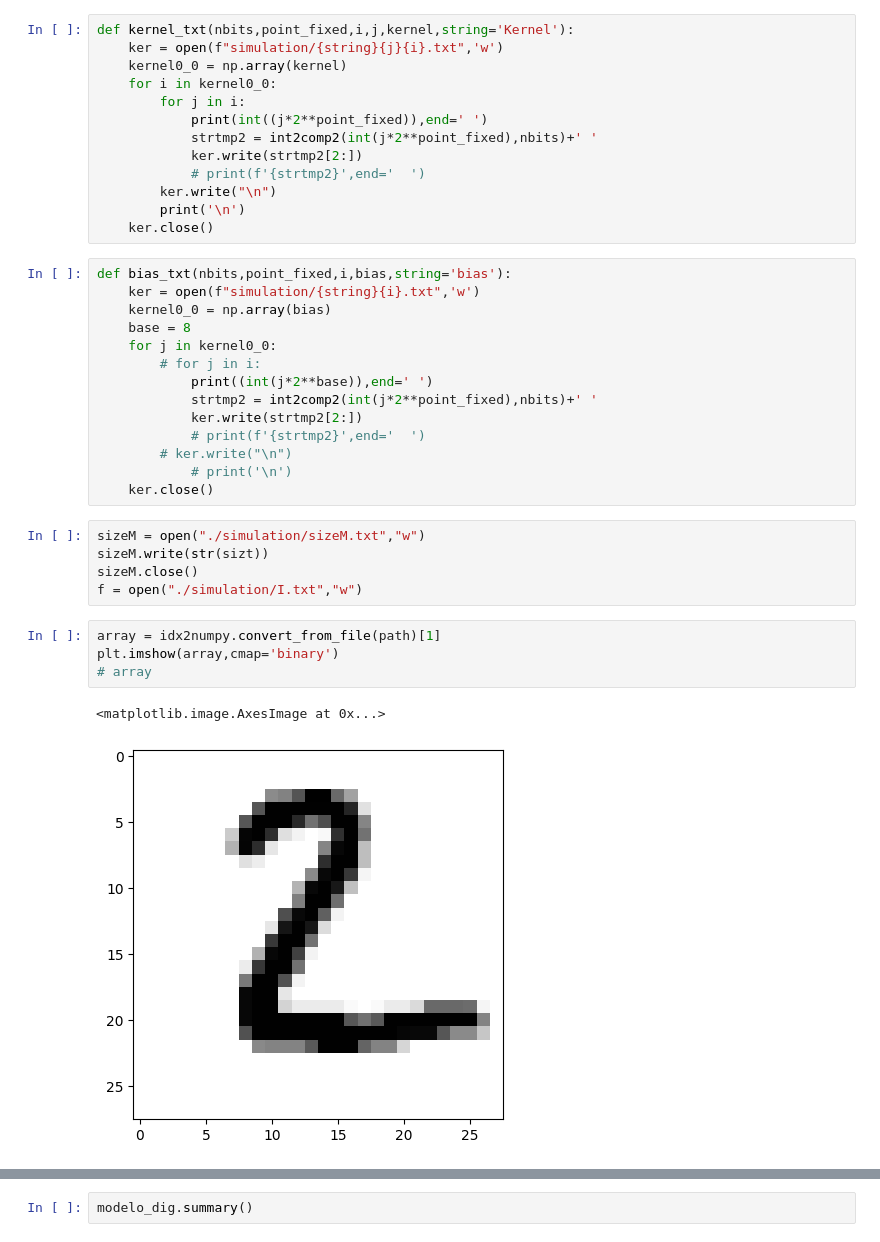
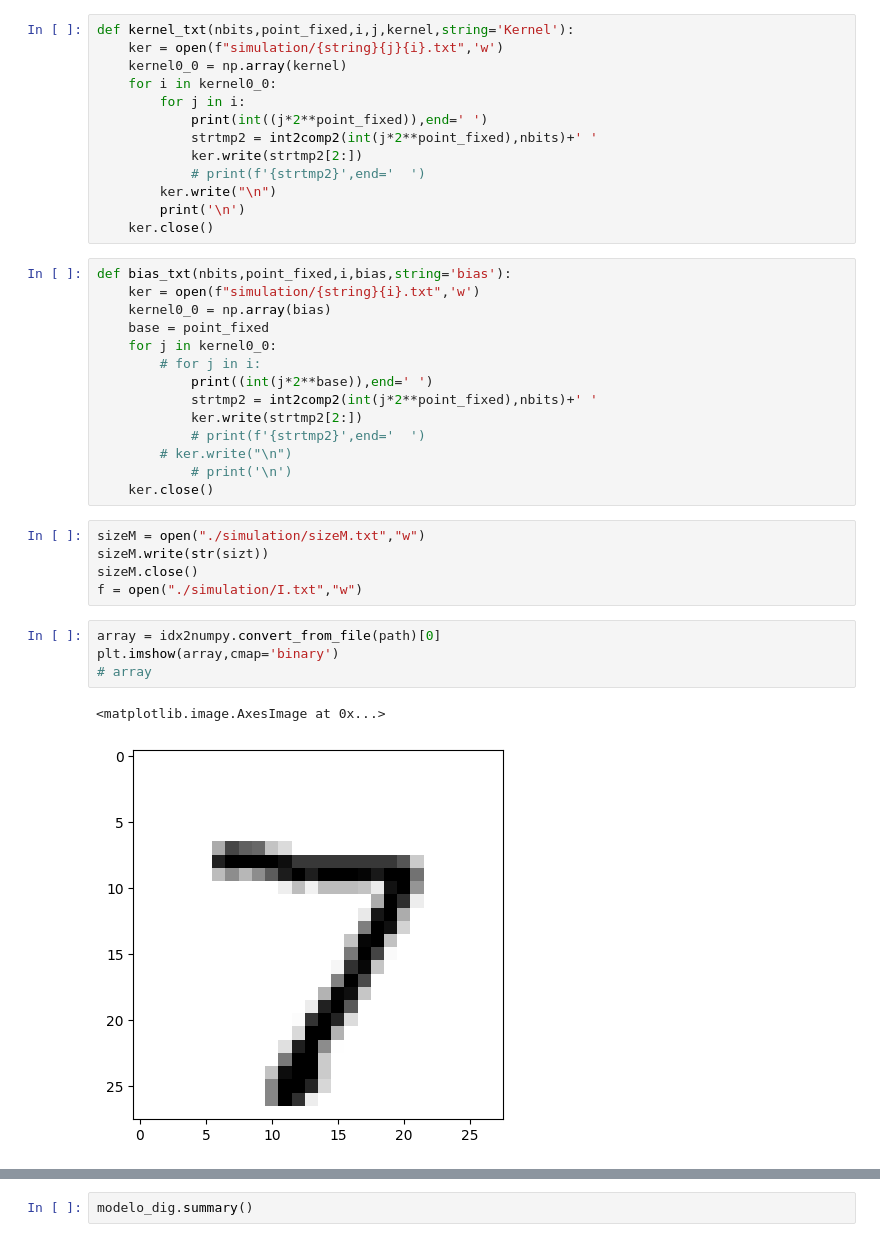
Before and after one commit to valmyr/ConvNetVerilog, a Jupyter notebook: Image.ipynb, the cells around one changed output, grey strips where cells are left out. Cells and saved outputs as stored; diff of their text form.

```diff
--- a/Image.ipynb
+++ b/Image.ipynb
@@ -93,7 +120,7 @@ def kernel_txt(nbits,point_fixed,i,j,kernel,string='Kernel'):
 def bias_txt(nbits,point_fixed,i,bias,string='bias'):
     ker = open(f"simulation/{string}{i}.txt",'w')
     kernel0_0 = np.array(bias)
-    base = 8
+    base = point_fixed
     for j in kernel0_0:
         # for j in i:
             print((int(j*2**base)),end=' ')
@@ -109,12 +136,12 @@ sizeM.write(str(sizt))
 sizeM.close()
 f = open("./simulation/I.txt","w")
 # %%
-array = idx2numpy.convert_from_file(path)[1]
+array = idx2numpy.convert_from_file(path)[0]
 plt.imshow(array,cmap='binary')
 # array
 # %% [output]
 <matplotlib.image.AxesImage at 0x...>
-[figure, old version]
+[figure, new version]
 # %%
 exportInput_txt(imag=array,path_file=f)
 # %% [output]
```
Also changed, not shown: parts of 30 cells of this notebook, 39 other files.
